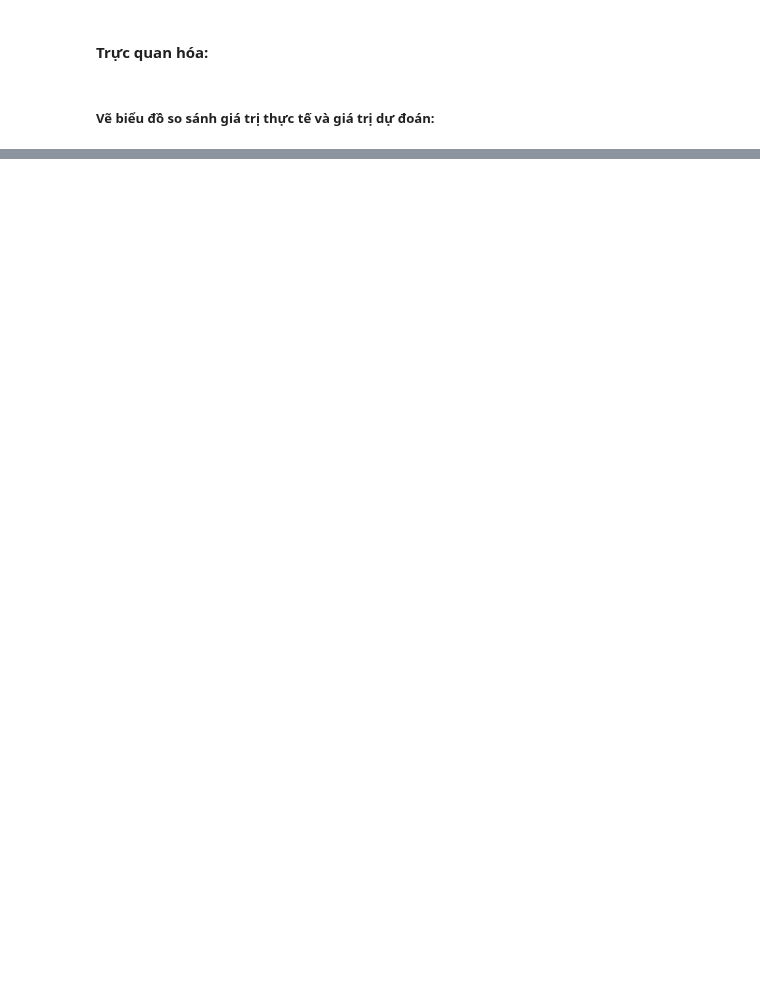
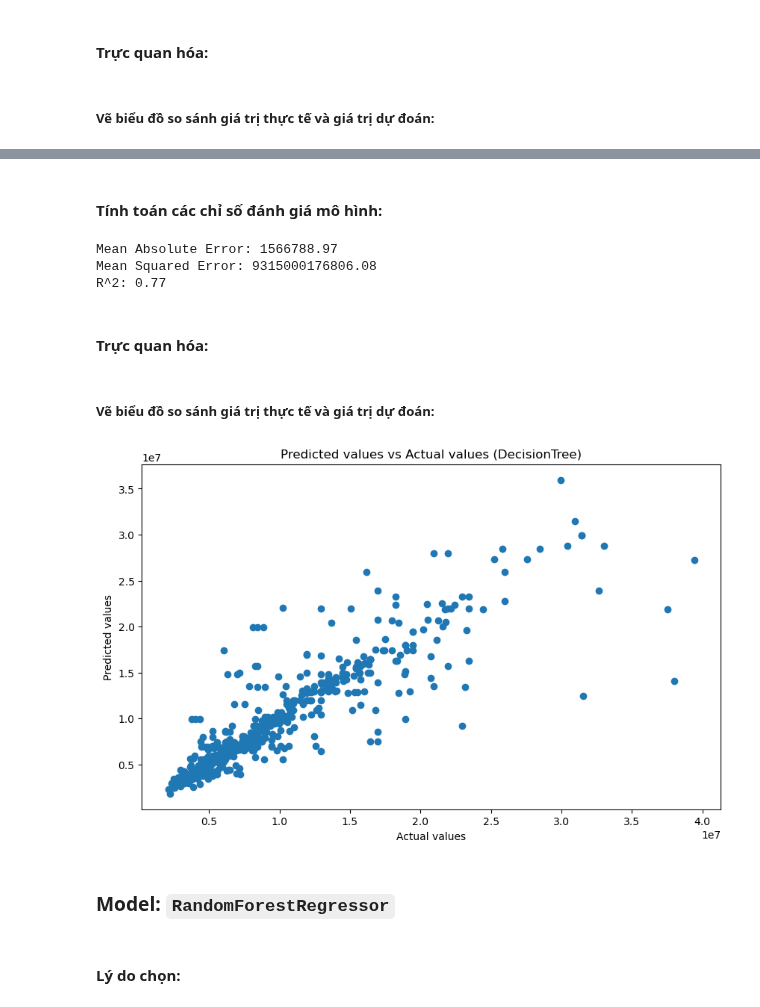
Before and after one commit to Yogurt01/G2_IntroToDataScience_CQ2022-21_Lab, a Jupyter notebook: notebooks/4.0-data-modelling.ipynb, the cells around one changed output, grey strips where cells are left out. Saved outputs shown, nothing was run; the diff lists cells and outputs as text; code cells hidden in the pictures; blank space fills up the shorter version.

```diff
--- a/notebooks/4.0-data-modelling.ipynb
+++ b/notebooks/4.0-data-modelling.ipynb
@@ -468,0 +427,2 @@ plt.show()
+# %%
+model_2 = DecisionTreeRegressor()
@@ -468,0 +431,4 @@ plt.show()
+# %%
+time_start = time.time()
+model_2.fit(X_train, y_train)
+time_end = time.time()
@@ -468,0 +444,5 @@ plt.show()
+# %%
+y_pred_model_2 = model_2.predict(X_test)
+y_pred_model_2 = np.maximum(y_pred_model_2, 0)  # Đảm bảo giá không âm
+# %% [markdown]
+#### Tính toán các chỉ số đánh giá mô hình:
@@ -468,0 +453,27 @@ plt.show()
+# %%
+print(f"Mean Absolute Error: {mae_model_2:.2f}")
+print(f"Mean Squared Error: {mse_model_2:.2f}")
+print(f"R^2: {r2_model_2:.2f}")
+# %% [output]
+Mean Absolute Error: 1566788.97
+Mean Squared Error: 9315000176806.08
+R^2: 0.77
+# %% [markdown]
+#### Trực quan hóa:
+# %% [markdown]
+##### Vẽ biểu đồ so sánh giá trị thực tế và giá trị dự đoán:
+# %%
+plt.figure(figsize=(10, 6))
+
+plt.scatter(y_test, y_pred_model_2)
+plt.xlabel('Actual values')
+plt.ylabel('Predicted values')
+plt.title('Predicted values vs Actual values (DecisionTree)')
+
+plt.show()
+# %% [output]
+[figure, added]
+# %% [markdown]
+### Model: `RandomForestRegressor`
+# %% [markdown]
+#### Lý do chọn:
```
Also changed, not shown: parts of 92 cells of this notebook, 1 other file.
